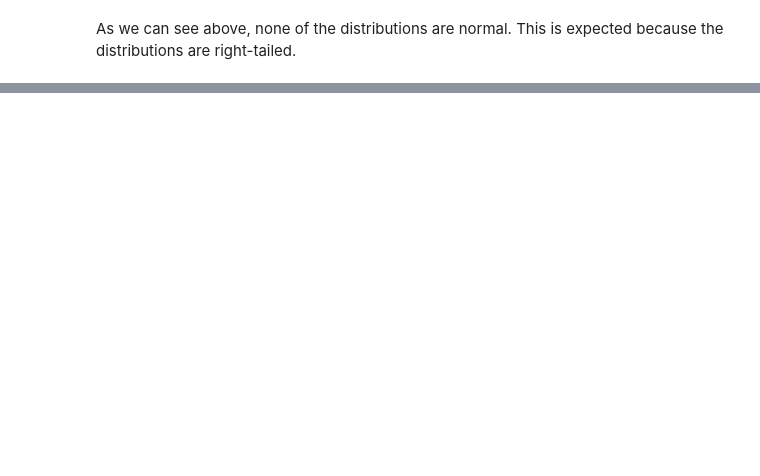
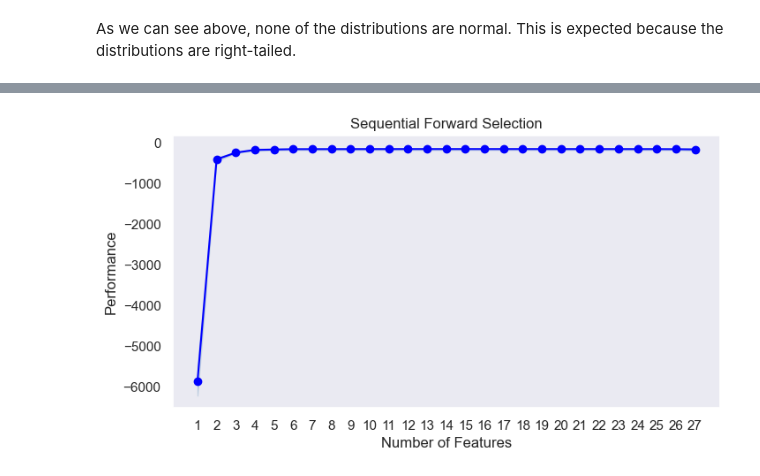
Before and after one commit to vishnuraosharma/exploratory-data-analysis, a Jupyter notebook: Kcal Predictions/Exploring Nutrient Data to Predict Kilocalories.ipynb, the cells around one changed output, grey strips where cells are left out. Drawn from its saved outputs; the diff is of its cells as text; code cells hidden in the pictures; blank space fills up the shorter version.

```diff
--- a/Kcal Predictions/Exploring Nutrient Data to Predict Kilocalories.ipynb
+++ b/Kcal Predictions/Exploring Nutrient Data to Predict Kilocalories.ipynb
@@ -302,0 +406,6 @@ As we can see above, none of the distributions are normal. This is expected beca
+# %%
+# Create a dummy column called 'Vitamin E Present' that is 1 if Vitamin E is present and 0 if it is not
+df['Vitamin E Present'] = np.where(df['Vitamins.Vitamin E'] > 0, 1, 0)
+
+# Create a dummy column called 'Vitamin E Present' that is 1 if Vitamin E is present and 0 if it is not
+df_fs_correlation['Vitamin E Present'] = np.where(df_fs_correlation['Vitamins.Vitamin E'] > 0, 1, 0)
@@ -302,0 +495,7 @@ As we can see above, none of the distributions are normal. This is expected beca
+# %%
+fig1 = plot_sfs(sfs.get_metric_dict(), kind='std_dev')
+plt.title('Sequential Forward Selection')
+plt.grid()
+plt.show()
+# %% [output]
+[figure, added]
```
Also changed, not shown: parts of 46 cells of this notebook.
